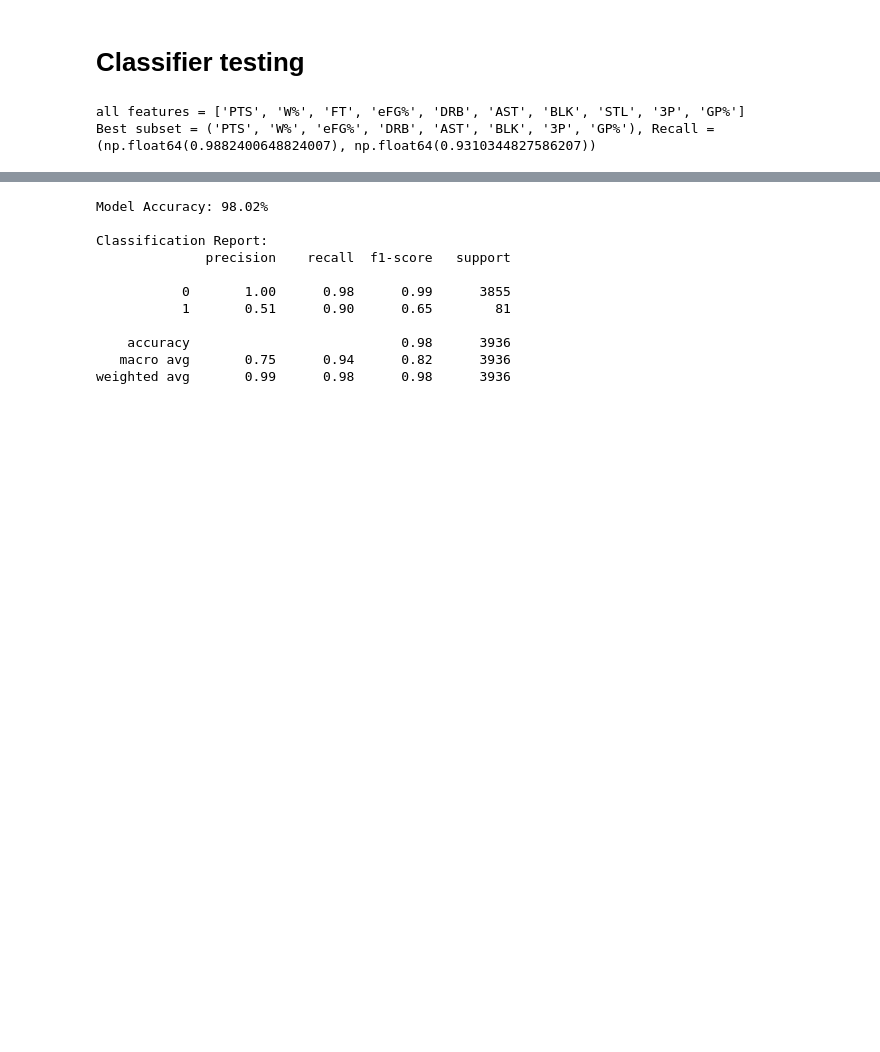
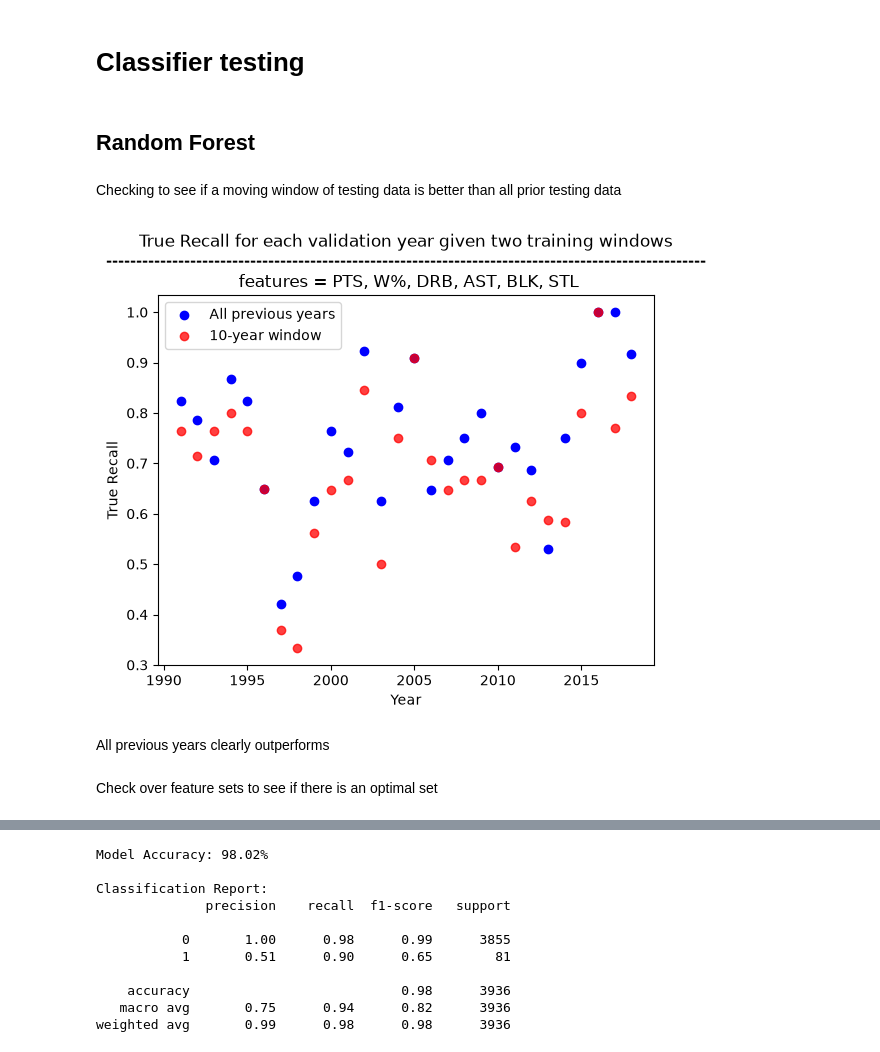
Before and after one commit to Erdos-Projects/fall-2026-nba-mvp-prediction, a Jupyter notebook: model/classifier.ipynb, the cells around one changed output, grey strips where cells are left out. Cells and saved outputs as stored; diff of their text form; code cells hidden in the pictures; blank space fills up the shorter version.

```diff
--- a/model/classifier.ipynb
+++ b/model/classifier.ipynb
@@ -39,34 +39,50 @@ target = 'MVPVS'
 # %% [markdown]
 # Classifier testing
-# %%
-from itertools import combinations
-from sklearn.metrics import recall_score
-
-
-tr = df[df['Year'] < HOLDOUT_START-5]
-val = df[(df['Year'] < HOLDOUT_START) & (df['Year'] >= HOLDOUT_START - 5)]
-te = df[df['Year'] >= HOLDOUT_START]
-
-X_tr, y_tr = tr.iloc[:,:-3], tr.iloc[:,-1]
-X_val, y_val = val.iloc[:,:-3], val.iloc[:,-1]
-X_te, y_te = te.iloc[:,:-3], te.iloc[:,-1]
-
-print(f"all features = {features}")
-# loops through every subset of at least 6 features
-# recalls maps a subset to (recall for class 0, recall for class 1)
-recalls = {}
-for size in range(6, len(features)+1):
-    for subset in combinations(features, size):
-        cols = list(subset)
-        model = RandomForestClassifier(random_state=42, n_jobs=-1)
-        model.fit(X_tr[cols], y_tr)
-        recall_0, recall_1 = recall_score(y_val, model.predict(X_val[cols]), average=None)
-        recalls[subset] = (recall_0, recall_1)
-
-# subset with the highest recall for class 1
-best = max(recalls, key=lambda s: recalls[s][1])
-print(f"Best subset = {best}, Recall = {recalls[best]}")
-bestfeatures = list(best)
-# %% [output]
-all features = ['PTS', 'W%', 'FT', 'eFG%', 'DRB', 'AST', 'BLK', 'STL', '3P', 'GP%']
-Best subset = ('PTS', 'W%', 'eFG%', 'DRB', 'AST', 'BLK', '3P', 'GP%'), Recall = (np.float64(0.9882400648824007), np.float64(0.9310344827586207))
+# %% [markdown]
+## Random Forest
+# %% [markdown]
+Checking to see if a moving window of testing data is better than all prior testing data
+# %%
+features = ['PTS','W%','DRB','AST','BLK','STL']
+ten_yr_window = []
+total_window = []
+for year in range(START_YEAR+11, HOLDOUT_START):
+    # test for all prior years in training data
+    tr1 = df[(df['Year'] < year)]
+    val = df[(df['Year'] == year)]
+
+    X_tr, y_tr = tr1[features], tr1.iloc[:,-1]
+    X_val, y_val = val[features], val.iloc[:,-1]
+
+    model = RandomForestClassifier(random_state=29, n_jobs=-1)
+    model.fit(X_tr, y_tr)
+
+    _, recall_1 = recall_score(y_val, model.predict(X_val), average=None)
+    total_window.append(recall_1)
+
+    # test for a 10 year window
+    tr2 = df[(df['Year'] < year) & (year-10 <= df['Year'])]
+    val = df[(df['Year'] == year)]
+
+    X_tr, y_tr = tr2[features], tr2.iloc[:,-1]
+    X_val, y_val = val[features], val.iloc[:,-1]
+
+    model = RandomForestClassifier(random_state=29, n_jobs=-1)
+    model.fit(X_tr, y_tr)
+
+    _, recall_1 = recall_score(y_val, model.predict(X_val), average=None)
+    ten_yr_window.append(recall_1)
+
+plt.scatter(range(START_YEAR+11, HOLDOUT_START),total_window, color='blue',label='All previous years')
+plt.scatter(range(START_YEAR+11, HOLDOUT_START),ten_yr_window, color='red', label='10-year window',alpha=.75)
+plt.title(f'True Recall for each validation year given two training windows\n{'-'*100}\n features = {', '.join(features)}')
+plt.xlabel('Year')
+plt.ylabel('True Recall')
+plt.legend()
+plt.show()
+# %% [output]
+[figure, added]
+# %% [markdown]
+All previous years clearly outperforms
+# %% [markdown]
+Check over feature sets to see if there is an optimal set
```
Also changed, not shown: parts of 14 cells of this notebook, 1 other file.
